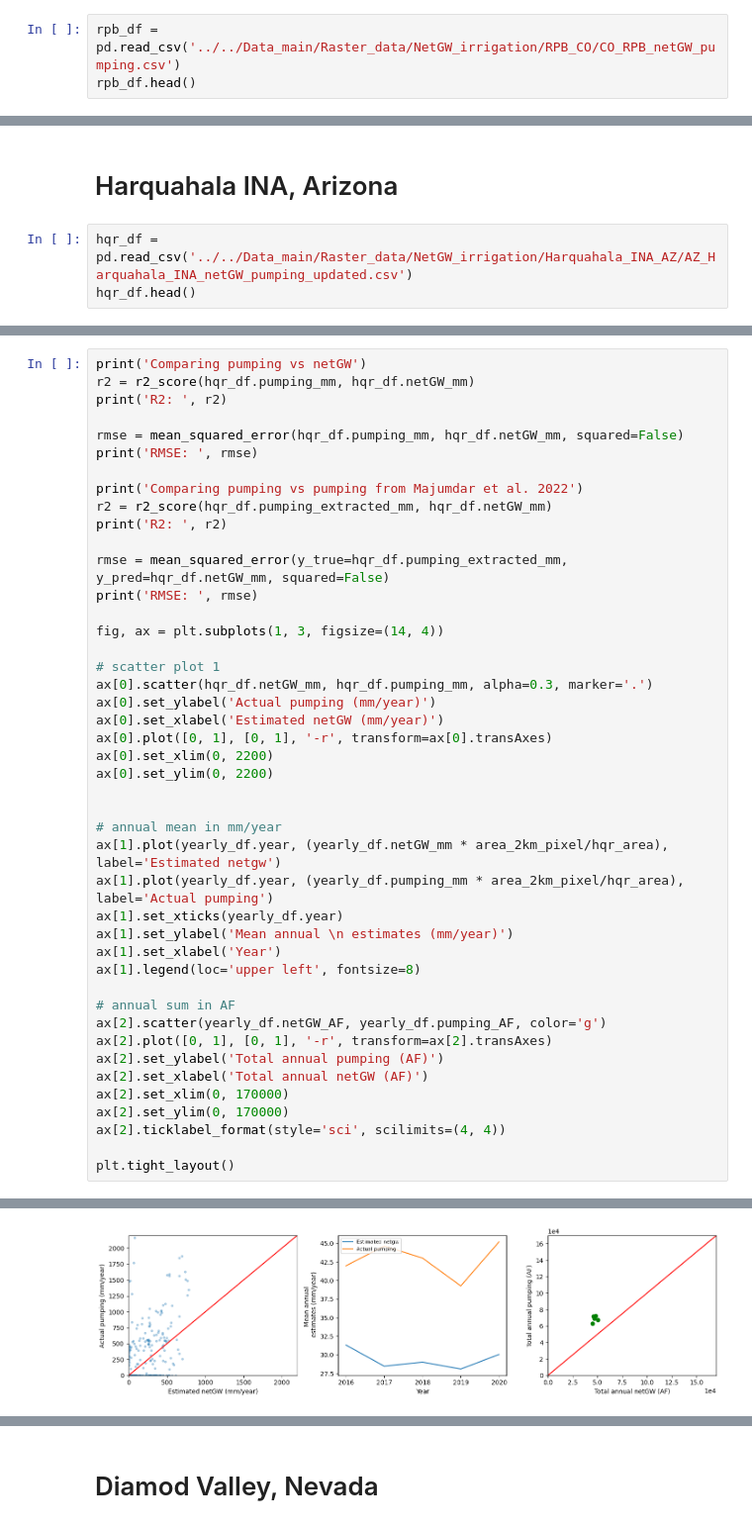
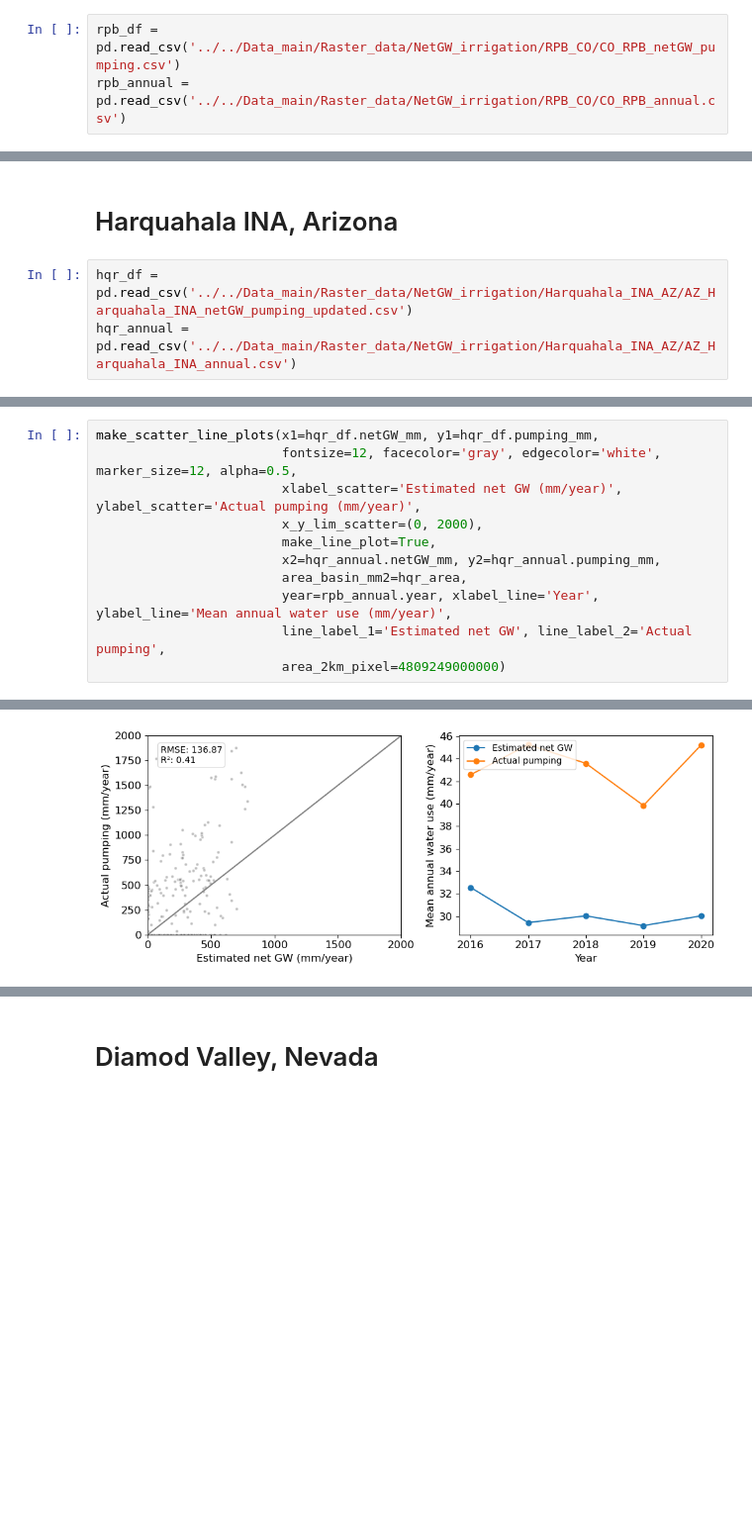
Before and after one commit to mdfahimhasan/WestUS_Peff, a Jupyter notebook: Codes/results_analysis/netGW_vs_pumping_comparsion.ipynb, the cells around one changed output, grey strips where cells are left out. Shown at 99% size. Saved outputs shown, nothing was run; the diff lists cells and outputs as text; blank space fills up the shorter version.

```diff
--- a/Codes/results_analysis/netGW_vs_pumping_comparsion.ipynb
+++ b/Codes/results_analysis/netGW_vs_pumping_comparsion.ipynb
@@ -176,4 +105,4 @@ RMSE:  70.09564430888045
 # RPB, Colorado
 # %%
 rpb_df = pd.read_csv('../../Data_main/Raster_data/NetGW_irrigation/RPB_CO/CO_RPB_netGW_pumping.csv')
-rpb_df.head()
+rpb_annual = pd.read_csv('../../Data_main/Raster_data/NetGW_irrigation/RPB_CO/CO_RPB_annual.csv')
@@ -235,4 +125,4 @@ RMSE:  43.75493173499409
 # Harquahala INA, Arizona
 # %%
 hqr_df = pd.read_csv('../../Data_main/Raster_data/NetGW_irrigation/Harquahala_INA_AZ/AZ_Harquahala_INA_netGW_pumping_updated.csv')
-hqr_df.head()
+hqr_annual = pd.read_csv('../../Data_main/Raster_data/NetGW_irrigation/Harquahala_INA_AZ/AZ_Harquahala_INA_annual.csv')
@@ -305,45 +129,12 @@ yearly_df.to_csv('../../Data_main/Raster_data/NetGW_irrigation/Harquahala_INA_AZ
 # %%
-print('Comparing pumping vs netGW')
-r2 = r2_score(hqr_df.pumping_mm, hqr_df.netGW_mm)
-print('R2: ', r2)
-
-rmse = mean_squared_error(hqr_df.pumping_mm, hqr_df.netGW_mm, squared=False)
-print('RMSE: ', rmse)
-
-print('Comparing pumping vs pumping from Majumdar et al. 2022')
-r2 = r2_score(hqr_df.pumping_extracted_mm, hqr_df.netGW_mm)
-print('R2: ', r2)
-
-rmse = mean_squared_error(y_true=hqr_df.pumping_extracted_mm, y_pred=hqr_df.netGW_mm, squared=False)
-print('RMSE: ', rmse)
-
-fig, ax = plt.subplots(1, 3, figsize=(14, 4))
-
-# scatter plot 1
-ax[0].scatter(hqr_df.netGW_mm, hqr_df.pumping_mm, alpha=0.3, marker='.')
-ax[0].set_ylabel('Actual pumping (mm/year)')
-ax[0].set_xlabel('Estimated netGW (mm/year)')
-ax[0].plot([0, 1], [0, 1], '-r', transform=ax[0].transAxes)
-ax[0].set_xlim(0, 2200)
-ax[0].set_ylim(0, 2200)
-
-
-# annual mean in mm/year
-ax[1].plot(yearly_df.year, (yearly_df.netGW_mm * area_2km_pixel/hqr_area), label='Estimated netgw')
-ax[1].plot(yearly_df.year, (yearly_df.pumping_mm * area_2km_pixel/hqr_area), label='Actual pumping')
-ax[1].set_xticks(yearly_df.year)
-ax[1].set_ylabel('Mean annual \n estimates (mm/year)')
-ax[1].set_xlabel('Year')
-ax[1].legend(loc='upper left', fontsize=8)
-
-# annual sum in AF
-ax[2].scatter(yearly_df.netGW_AF, yearly_df.pumping_AF, color='g')
-ax[2].plot([0, 1], [0, 1], '-r', transform=ax[2].transAxes)
-ax[2].set_ylabel('Total annual pumping (AF)')
-ax[2].set_xlabel('Total annual netGW (AF)')
-ax[2].set_xlim(0, 170000)
-ax[2].set_ylim(0, 170000)
-ax[2].ticklabel_format(style='sci', scilimits=(4, 4))
-
-plt.tight_layout()
+make_scatter_line_plots(x1=hqr_df.netGW_mm, y1=hqr_df.pumping_mm,
+                        fontsize=12, facecolor='gray', edgecolor='white', marker_size=12, alpha=0.5,
+                        xlabel_scatter='Estimated net GW (mm/year)', ylabel_scatter='Actual pumping (mm/year)',
+                        x_y_lim_scatter=(0, 2000),
+                        make_line_plot=True,
+                        x2=hqr_annual.netGW_mm, y2=hqr_annual.pumping_mm,
+                        area_basin_mm2=hqr_area,
+                        year=rpb_annual.year, xlabel_line='Year', ylabel_line='Mean annual water use (mm/year)',
+                        line_label_1='Estimated net GW', line_label_2='Actual pumping',
+                        area_2km_pixel=4809249000000)
 # %% [output]
@@ -356 +141 @@ RMSE:  98.83325845312493
-[figure, old version]
+[figure, new version]
```
Also changed, not shown: parts of 37 cells of this notebook, 7 other files.
